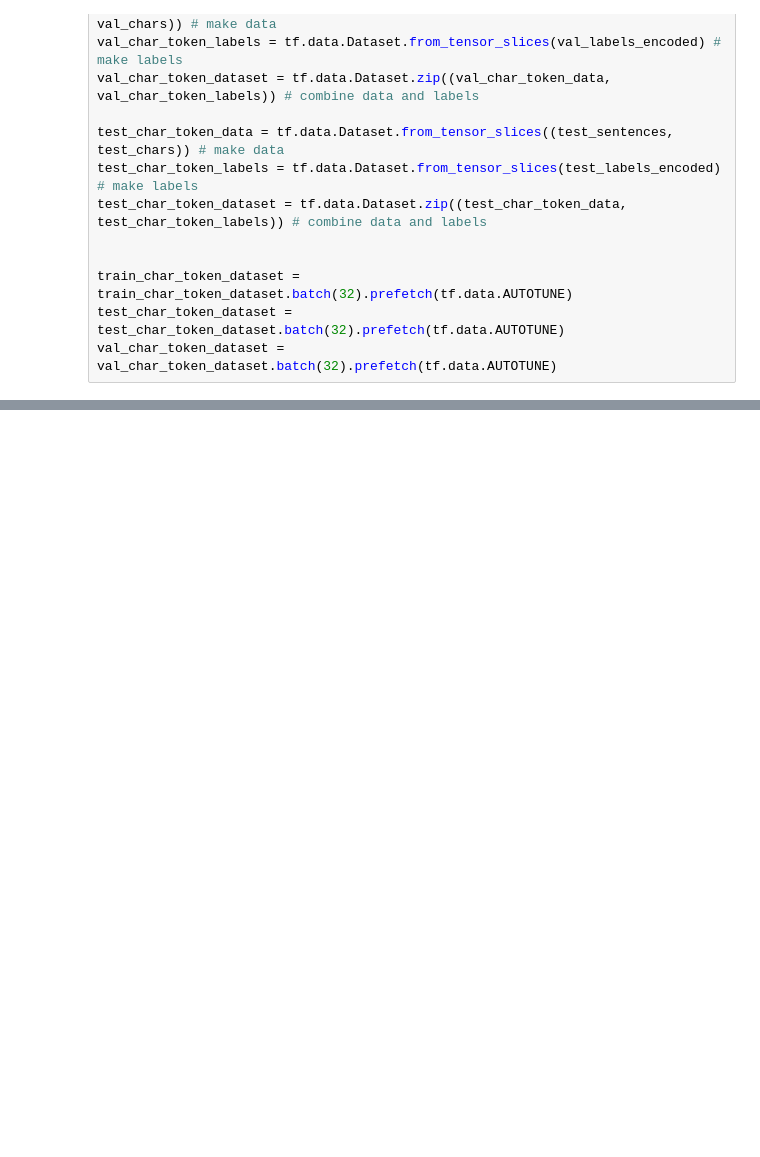
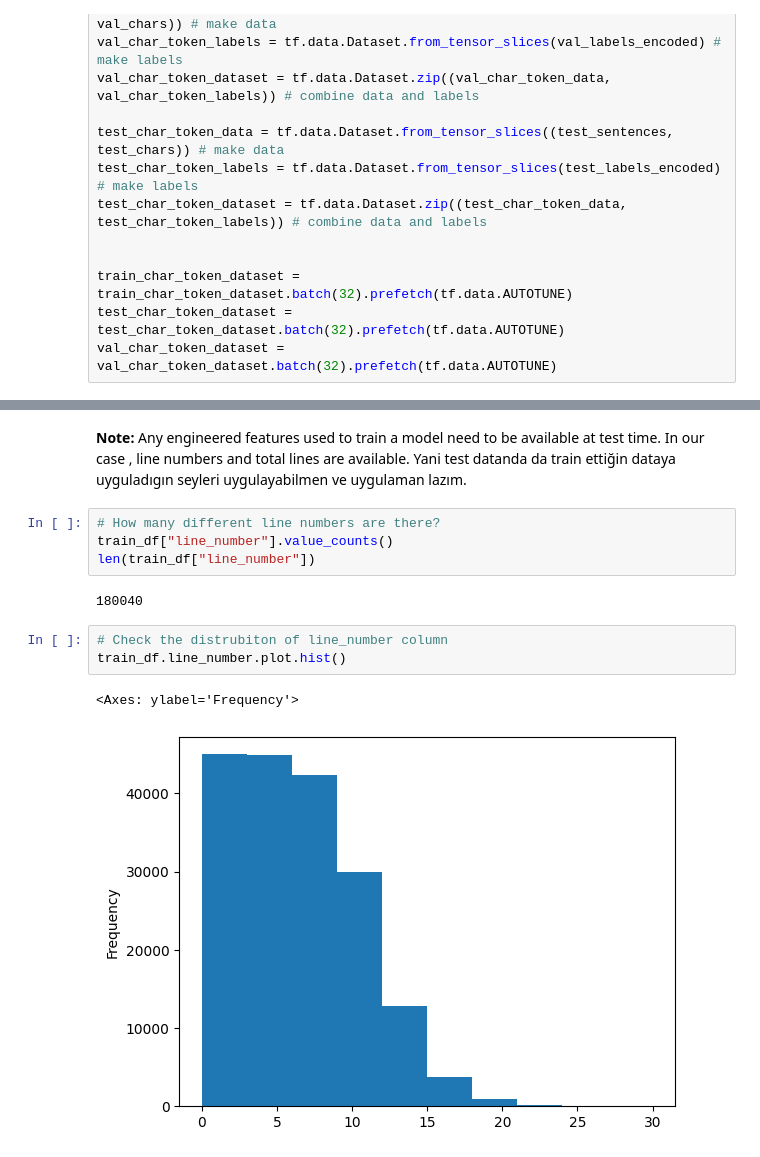
Before and after one commit to MelihKlc/Deep-Learning, a Jupyter notebook: Milestone_Project_SkimLit.ipynb, the cells around one changed output, grey strips where cells are left out. Saved outputs shown, nothing was run; the diff lists cells and outputs as text; blank space fills up the shorter version.

```diff
--- a/Milestone_Project_SkimLit.ipynb
+++ b/Milestone_Project_SkimLit.ipynb
@@ -1163,0 +1173,14 @@ model_4_results
+# %% [markdown]
+**Note:** Any engineered features used to train a model need to be available at test time. In our case , line numbers and total lines are available. Yani test datanda da train ettiğin dataya uyguladıgın seyleri uygulayabilmen ve uygulaman lazım.
+# %%
+# How many different line numbers are there?
+train_df["line_number"].value_counts()
+len(train_df["line_number"])
+# %% [output]
+180040
+# %%
+# Check the distrubiton of line_number column
+train_df.line_number.plot.hist()
+# %% [output]
+<Axes: ylabel='Frequency'>
+[figure, added]
```
Also changed, not shown: parts of 61 cells of this notebook.
